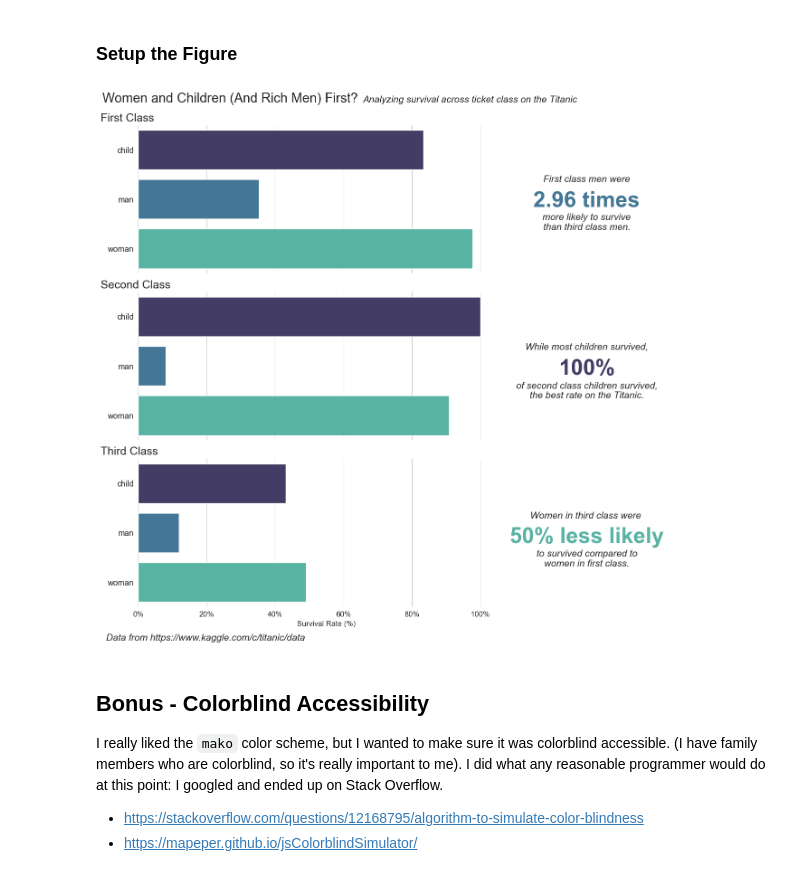
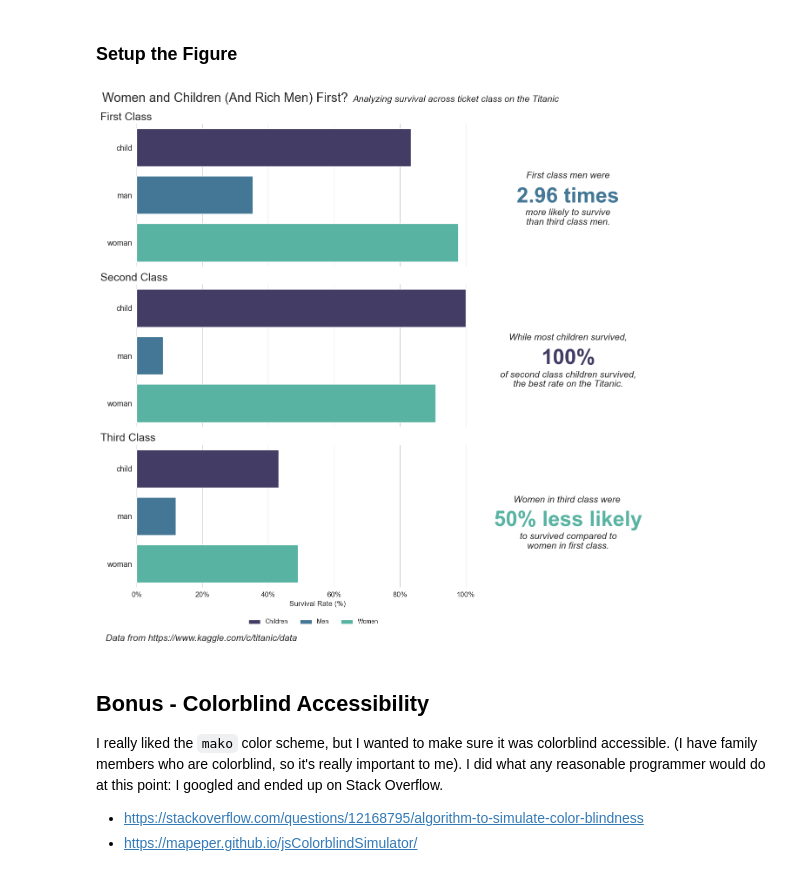
Before and after one commit to IMOsbo/DATA6550-Visualization, a Jupyter notebook: Code/Osborne/IsaiahOsborneVisualization.ipynb, the cells around one changed output. Saved outputs shown, nothing was run; the diff lists cells and outputs as text; code cells hidden in the pictures.

Commit message:
Added a legend - that seems like it could be important...

```diff
--- a/Code/Osborne/IsaiahOsborneVisualization.ipynb
+++ b/Code/Osborne/IsaiahOsborneVisualization.ipynb
@@ -161,6 +161,19 @@ figure.text(
     style="italic",
 )
 
+# Decided a legend would probably be important...
+# https://stackoverflow.com/questions/45201514/how-to-edit-a-seaborn-legend-title-and-labels-for-figure-level-functions
+# https://matplotlib.org/stable/api/_as_gen/matplotlib.pyplot.figlegend.html
+plt.figlegend(
+    title=None,
+    loc="lower center",
+    bbox_to_anchor=(0, -0.05, 1, 1),
+    labels=["Children", "Men", "Women"],
+    ncols=3,
+    frameon=False,
+)
+
+
 # add the annotation to the side
 sideAnnotation(
     figure=figure,
@@ -182,35 +195,35 @@ sideAnnotation(
     x=1.15,
 )
 
 # callout out women values
 sideAnnotation(
     figure=figure,
     firstLine="Women in third class were ",
     callout=f"{survivalDecreasePoorWomen:.0%} less likely",
     finalLine="to survived compared to\nwomen in first class.",
     calloutColor="#59b3a3",
     y=0.16,
     x=1.15,
 )
 
 # I know it's icky, but it stretches out the figure for us...
 figure.text(
     1.35,
     0.5,
     " ",
 )
 
 figure.text(
     -0.03,
-    -0.03,
+    -0.07,
     "Data from https://www.kaggle.com/c/titanic/data",
     style="italic",
     size=15,
 )
 
 plt.show()
 # %% [output]
-[figure, old version]
+[figure, new version]
 # %% [markdown]
 ## Bonus - Colorblind Accessibility
 
```
